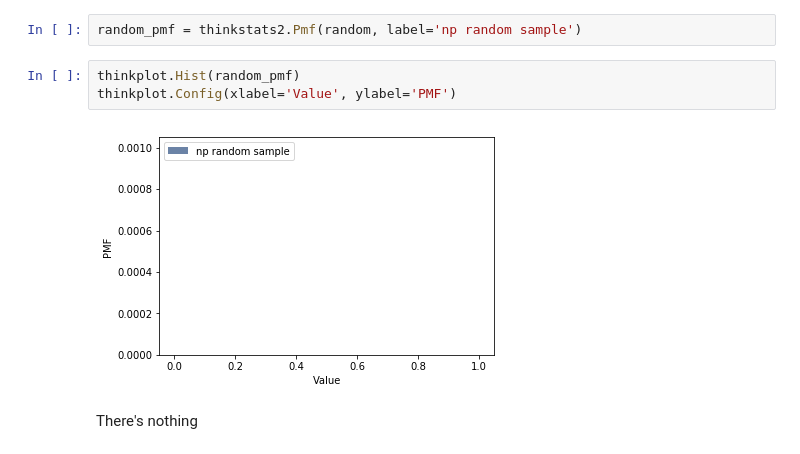
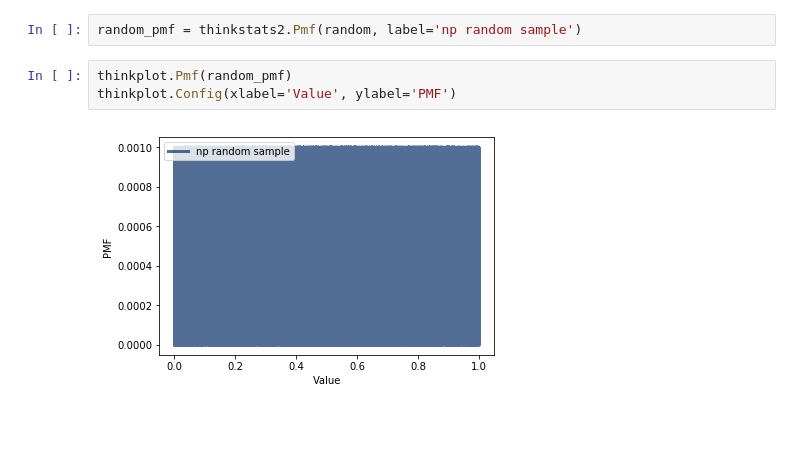
Before and after one commit to smorton2/think-stats, a Jupyter notebook: code/chap04ex.ipynb, the cells around one changed output. Saved outputs shown, nothing was run; the diff lists cells and outputs as text; blank space fills up the shorter version.

```diff
--- a/code/chap04ex.ipynb
+++ b/code/chap04ex.ipynb
@@ -225,12 +225,10 @@ random = np.random.random(size=1000)
 # %%
 random_pmf = thinkstats2.Pmf(random, label='np random sample')
 # %%
-thinkplot.Hist(random_pmf)
+thinkplot.Pmf(random_pmf)
 thinkplot.Config(xlabel='Value', ylabel='PMF')
 # %% [output]
-[figure, old version]
+[figure, new version]
-# %% [markdown]
-There's nothing
 # %%
 random_cdf = thinkstats2.Cdf(random, label='np random sample')
 thinkplot.Cdf(random_cdf)
```
Also changed, not shown: parts of 2 cells of this notebook.
